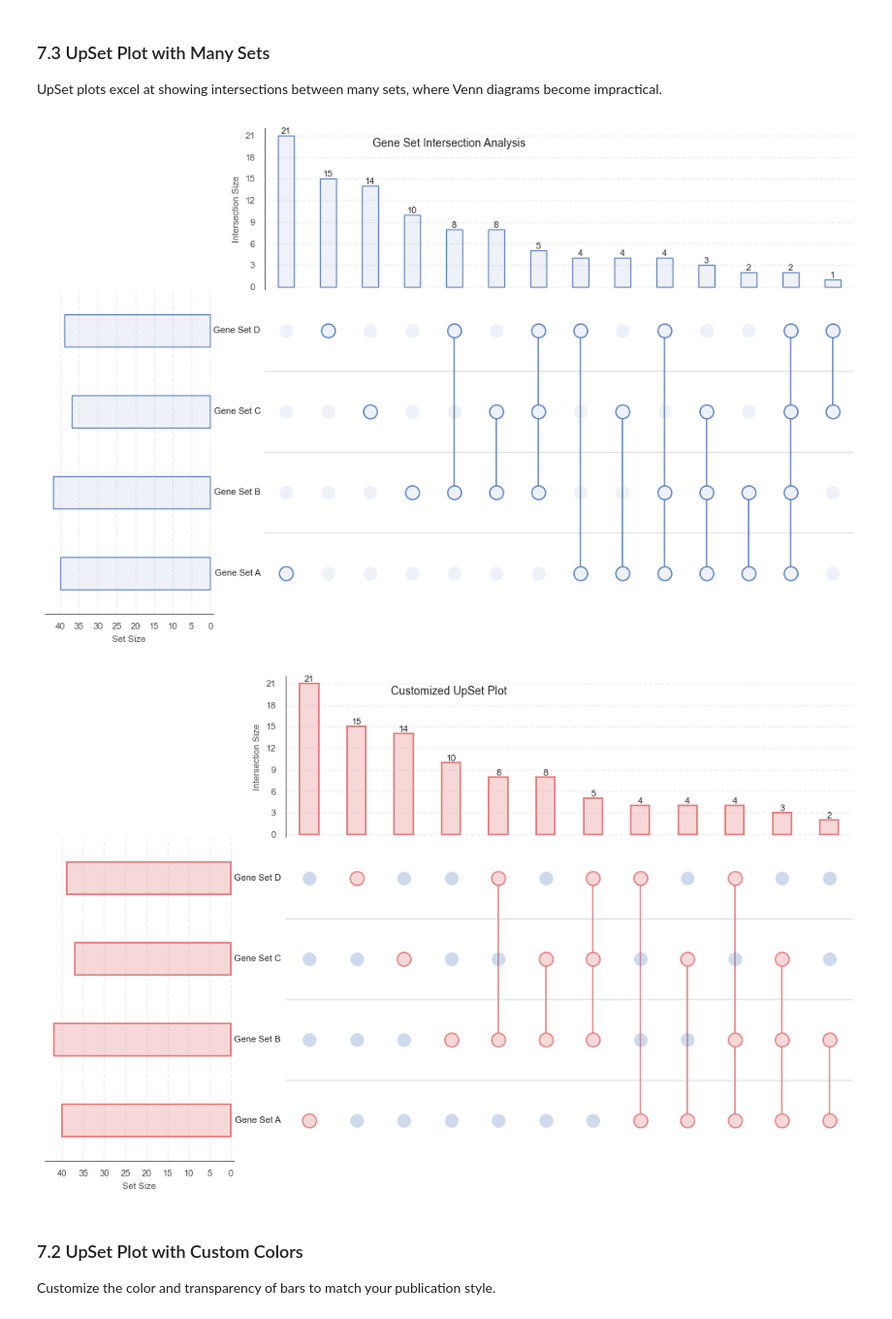
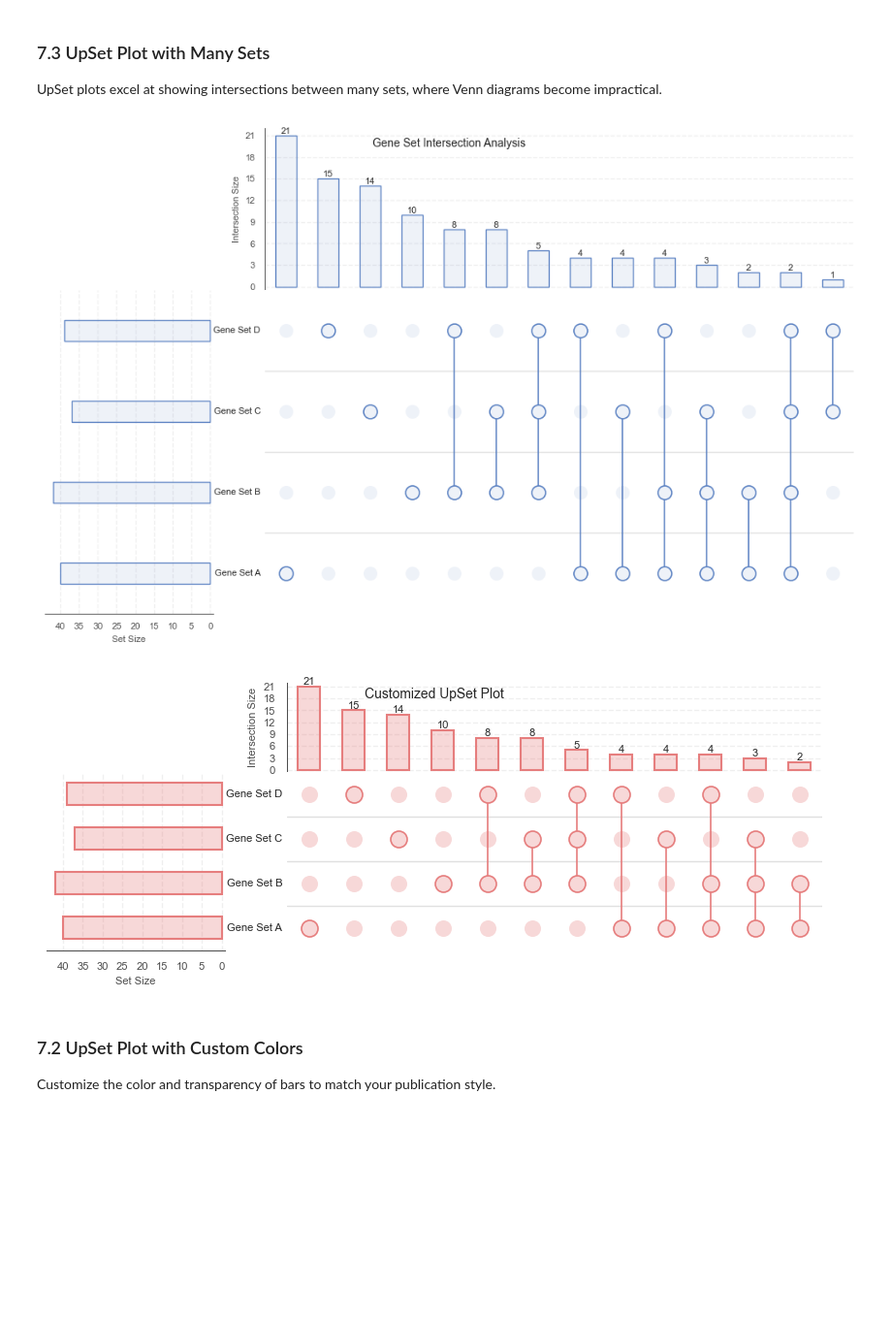
Before and after one commit to jorgebotas/prettyplot, a Jupyter notebook: examples.ipynb, the cells around one changed output. Shown at 97% size. Cells and saved outputs as stored; diff of their text form; code cells hidden in the pictures; blank space fills up the shorter version.

```diff
--- a/examples.ipynb
+++ b/examples.ipynb
@@ -52,7 +52,7 @@ import numpy as np
 import matplotlib.pyplot as plt
 
 # Set publication style globally
-pp.set_publication_style()
+pp.set_illustrator_style()
 
 # For inline display in Jupyter
 %matplotlib inline
@@ -768,6 +768,17 @@ fig, ax = pp.venn(
 
 The `upsetplot()` function creates UpSet plots for visualizing complex set intersections. UpSet plots are more effective than Venn diagrams when working with many sets or analyzing specific intersection patterns.
 # %%
+import publiplots as pp
+import pandas as pd
+import numpy as np
+import matplotlib.pyplot as plt
+
+# Set publication style globally
+pp.set_illustrator_style()
+
+# For inline display in Jupyter
+%matplotlib inline
+
 # Create 6 sets with various overlaps
 np.random.seed(200)
 many_sets = {
@@ -840,22 +851,21 @@ fig, axes = pp.upsetplot(
     figsize=(10, 6)
 )
 # %% [output]
-[figure, old version]
+[figure, new version]
 # %%
 # Use the same sets from previous example
 # Create UpSet plot with custom colors and styling
 fig, axes = pp.upsetplot(
     data=upset_sets,
     sort_by='size',  # Sort by intersection size (largest first)
     title='Customized UpSet Plot',
     color='#E67E7E',  # Custom red color
     alpha=0.3,  # Increased transparency
     bar_linewidth=1.5,
     show_counts=12,
-    figsize=(10, 6)
 )
 # %% [output]
-[figure, old version]
+[figure, new version]
 # %% [markdown]
 ### 7.2 UpSet Plot with Custom Colors
 
```
Also changed, not shown: parts of 4 cells of this notebook.
